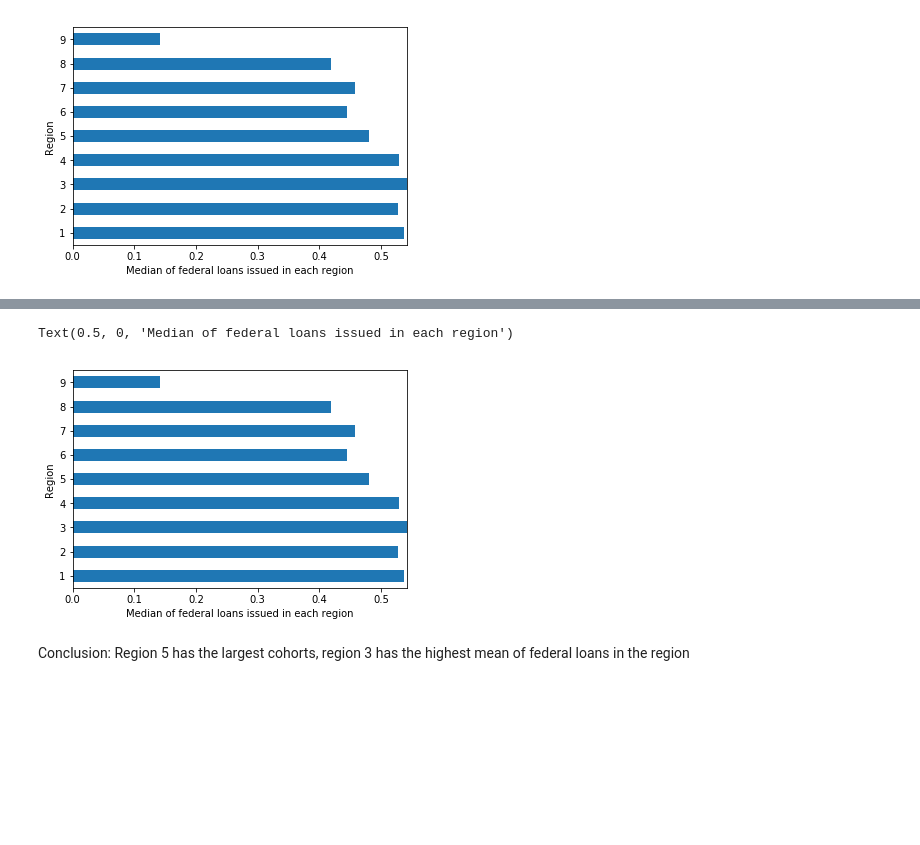
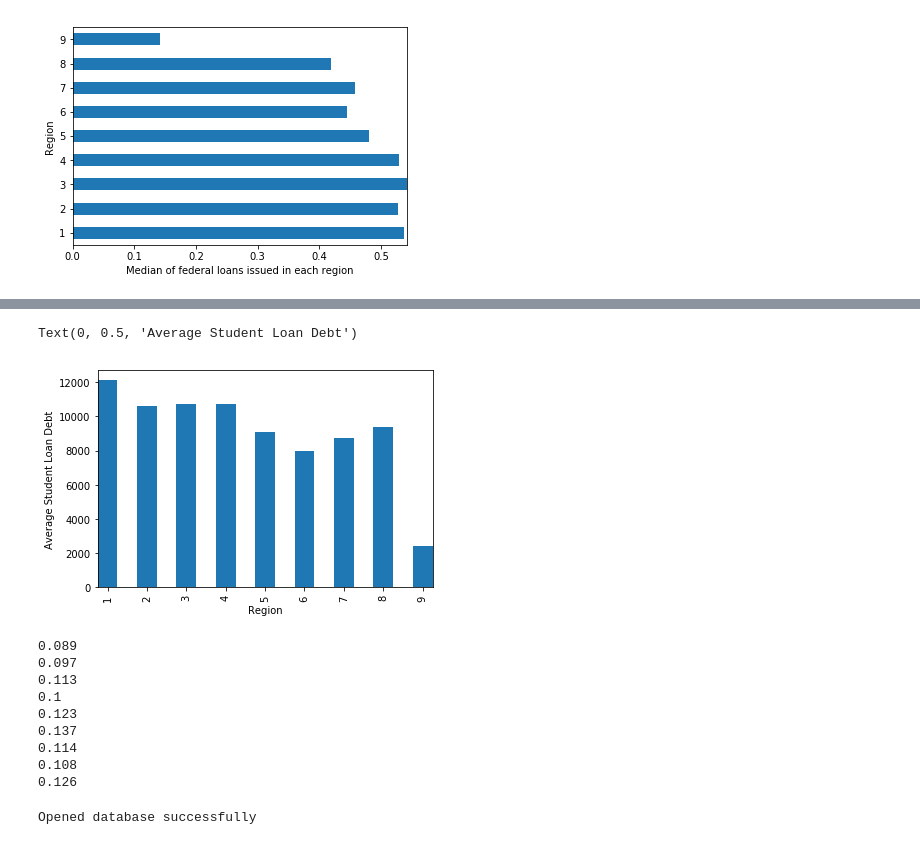
Before and after one commit to NinaMaxberry/Student-Loan-Default-Review, a Jupyter notebook: National Student Loan Debt Review.ipynb, the cells around one changed output, grey strips where cells are left out. Saved outputs shown, nothing was run; the diff lists cells and outputs as text; code cells hidden in the pictures; blank space fills up the shorter version.

```diff
--- a/National Student Loan Debt Review.ipynb
+++ b/National Student Loan Debt Review.ipynb
@@ -12,7 +21,7 @@ print("Opened database successfully")
 # %% [output]
 Opened database successfully
 # %%
-AllData = pd.read_csv(r'C:\Users\nmaxb\Student\Student Loan Project\Most-Recent-Cohorts-All-Data-Elements (version 1).csv')
+AllData = pd.read_csv(r'Most-Recent-Cohorts-All-Data-Elements.csv')
 # %%
 #test
 print(AllData[0:3])
@@ -190,0 +192,9 @@ Region 5 has the largest number of cohorts, Region 3 has
+# %%
+def stu_debt(AllData):
+    for x in AllData:
+       print(x)
+AllData.groupby(['REGION'])['AVG_LOAN_DEBT'].mean().round(3)
+
+sturesults = pd.Series(AllData.groupby(['REGION'])['AVG_LOAN_DEBT'].mean().round(3))
+
+stu_debt(sturesults)
@@ -191,12 +211,44 @@ Region 5 has the largest number of cohorts, Region 3 has
 # %%
-pctresults.plot('barh')
+sturesults.plot('bar')
 
 plt.autoscale(True, 'x', True)
 
-plt.ylabel('Region')
-plt.xlabel('Median of federal loans issued in each region')
+plt.xlabel('Region')
+plt.ylabel('Average Student Loan Debt')
 # %% [output]
-Text(0.5, 0, 'Median of federal loans issued in each region')
+Text(0, 0.5, 'Average Student Loan Debt')
-[figure, old version]
+[figure, new version]
-# %% [markdown]
-Conclusion: Region 5 has the largest cohorts, region 3 has the highest mean of federal loans in the region
+# %%
+def def_rate(AllData):
+    for x in AllData:
+       print(x)
+cohort_def = AllData.groupby(['REGION'])['RPYMT_RATE_YR3'].mean().round(3)
+
+
+def_rate(cohort_def)
+# %% [output]
+0.089
+0.097
+0.113
+0.1
+0.123
+0.137
+0.114
+0.108
+0.126
+# %%
+('''CREATE TABLE IF NOT EXISTS see_results (
+UNITID INT PRIMARY KEY,
+cohort_def int NOT NULL,
+sturesults int NOT NULL,
+pctresults int NOT NULL,
+results int NOT NULL
+;)''')
+
+conn.close()
+
+conn = sqlite3.connect(r'Student Loan Project')
+cursor = conn.cursor()
+print("Opened database successfully")
+# %% [output]
+Opened database successfully
```
Also changed, not shown: parts of 17 cells of this notebook, 3 other files.
